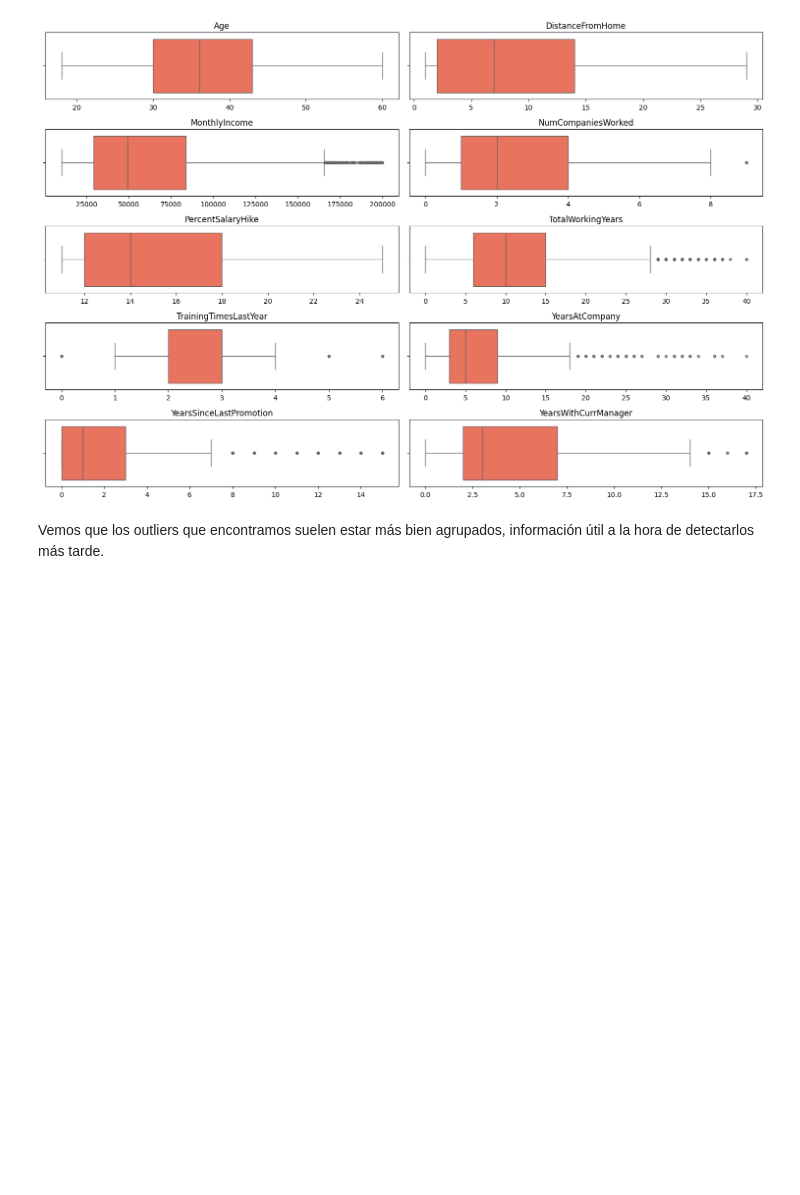
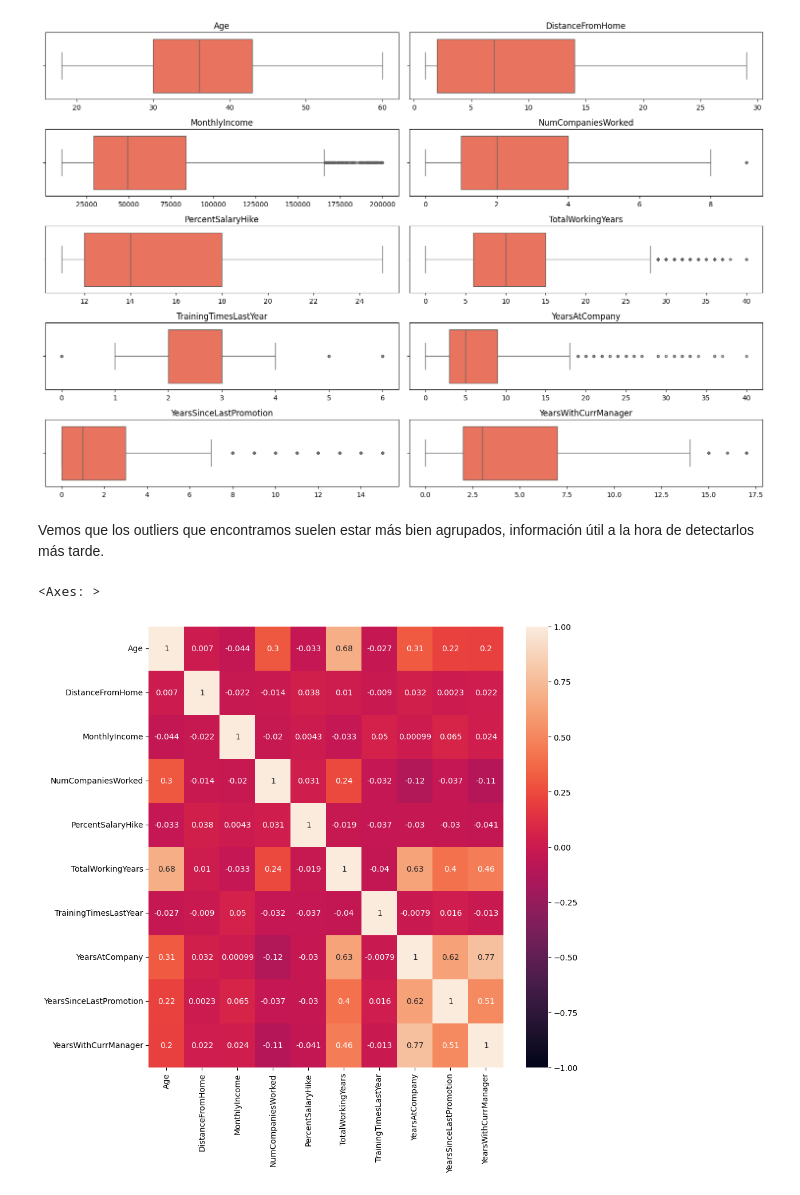
Before and after one commit to yanruwu/Proyecto7-Clasificacion, a Jupyter notebook: notebooks/1-eda.ipynb, the cells around one changed output. Drawn from its saved outputs; the diff is of its cells as text; code cells hidden in the pictures; blank space fills up the shorter version.

```diff
--- a/notebooks/1-eda.ipynb
+++ b/notebooks/1-eda.ipynb
@@ -276,5 +289,11 @@ plt.show()
 [figure]
 # %% [markdown]
 Vemos que los outliers que encontramos suelen estar más bien agrupados, información útil a la hora de detectarlos más tarde.
+# %%
+plt.figure(figsize=(10,10))
+sns.heatmap(df_total[num_cols].corr(), annot=True, fmt = ".2g", vmin = -1, vmax = 1)
+# %% [output]
+<Axes: >
+[figure, added]
 # %%
 df_total.to_pickle("../datos/clean.pkl")
```
Also changed, not shown: parts of 20 cells of this notebook, 17 other files.
